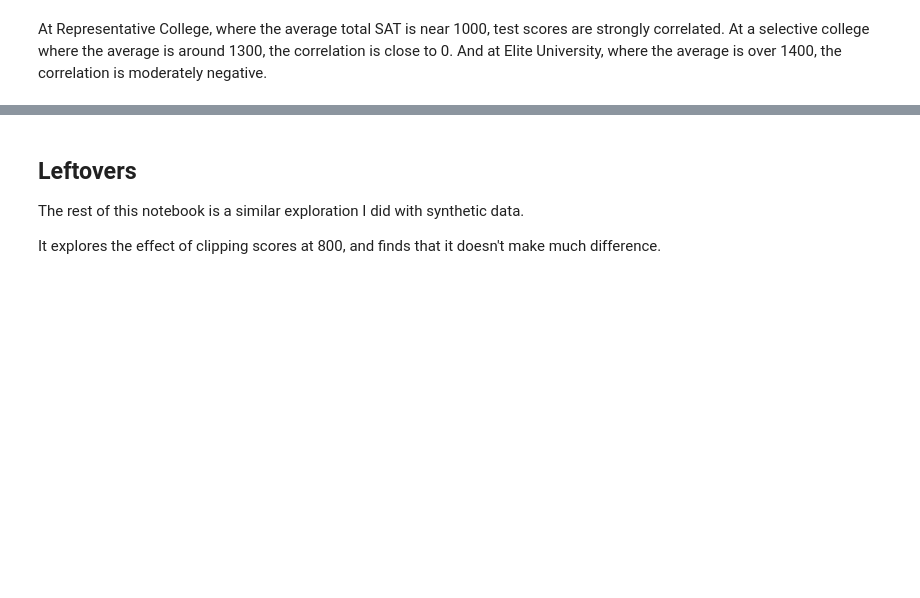
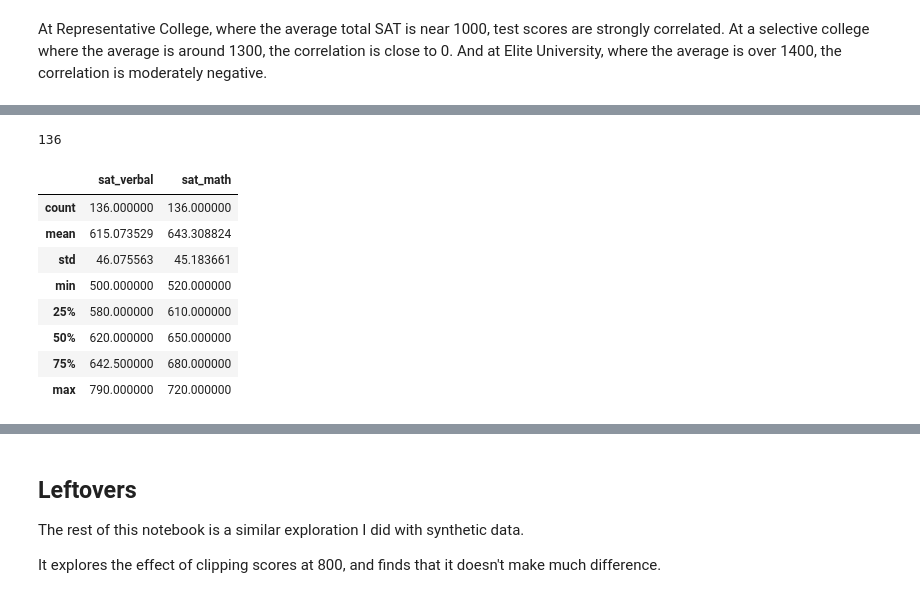
Before and after one commit to AllenDowney/ProbablyOverthinkingIt2, a Jupyter notebook: berkson_college.ipynb, the cells around one changed output, grey strips where cells are left out. Saved outputs shown, nothing was run; the diff lists cells and outputs as text; code cells hidden in the pictures; blank space fills up the shorter version.

```diff
--- a/berkson_college.ipynb
+++ b/berkson_college.ipynb
@@ -368,0 +375,19 @@ At a selective college where the average is around 1300, the correlation is clos
+# %%
+criteria = (sat_total >= 1220) & (sat_total < 1320)
+criteria.sum()
+# %% [output]
+136
+# %%
+admitted3 = df.loc[criteria]
+rejected3 = df.loc[~criteria]
+admitted3[varnames].describe()
+# %% [output]
+|  | sat_verbal | sat_math |
+| count | 136.000000 | 136.000000 |
+| mean | 615.073529 | 643.308824 |
+| std | 46.075563 | 45.183661 |
+| min | 500.000000 | 520.000000 |
+| 25% | 580.000000 | 610.000000 |
+| 50% | 620.000000 | 650.000000 |
+| 75% | 642.500000 | 680.000000 |
+| max | 790.000000 | 720.000000 |
```
Also changed, not shown: parts of 26 cells of this notebook.
